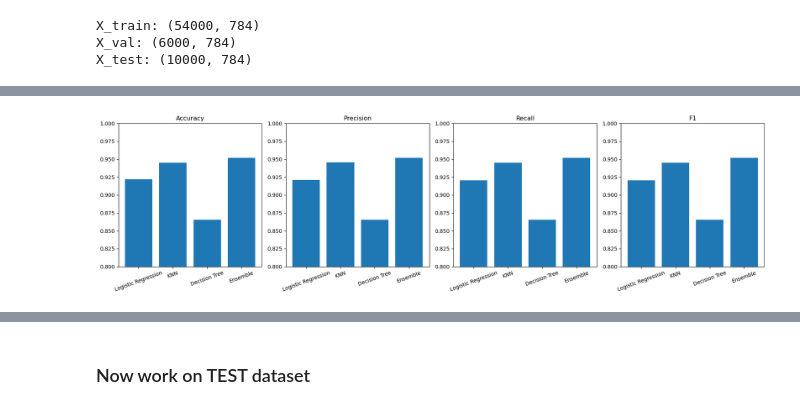
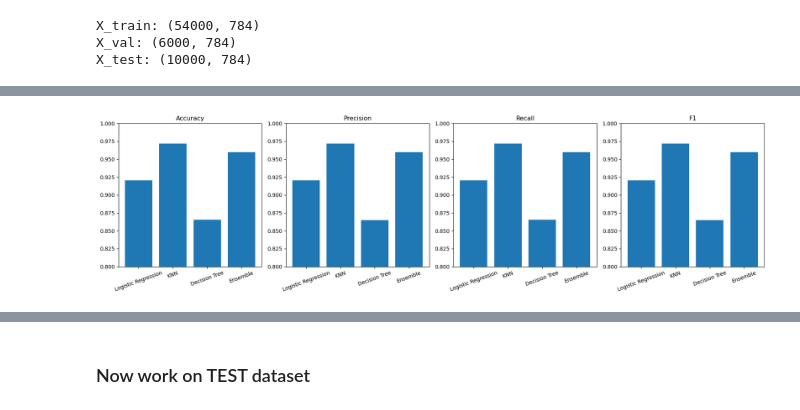
Before and after one commit to leyla-louache/mnist-project, a Jupyter notebook: notebooks/03_logistic_regression.ipynb, the cells around one changed output, grey strips where cells are left out. Cells and saved outputs as stored; diff of their text form; code cells hidden in the pictures.

```diff
--- a/notebooks/03_logistic_regression.ipynb
+++ b/notebooks/03_logistic_regression.ipynb
@@ -888,54 +895,56 @@ Std      : 0.0017
 # %%
-import pandas as pd
-
 results = pd.DataFrame([
     {
         "Model": "Logistic Regression",
-        "Accuracy": 0.9218,
-        "Precision": 0.9210,
+        "Accuracy": 0.9207,
+        "Precision": 0.9205,
         "Recall": 0.9207,
-        "F1": 0.9207,
-        "Std": 0.0040
+        "F1": 0.9205,
+        "Std": 0.0031
+
+
     },
     {
         "Model": "KNN",
         "Accuracy": 0.9716,
-        "Precision": 0.9719,
-        "Recall": 0.9712,
-        "F1": 0.9714,
-        "Std": 0.0011
+        "Precision": 0.9718,
+        "Recall": 0.9716,
+        "F1": 0.9716,
+        "Std": 0.001
+
     },
     {
         "Model": "Decision Tree",
-        "Accuracy": 0.8654,
-        "Precision": 0.8636,
-        "Recall": 0.8636,
-        "F1": 0.8635,
-        "Std": 0.0020
+
+        "Accuracy": 0.8651,
+        "Precision": 0.8649,
+        "Recall": 0.8651,
+        "F1": 0.8648,
+        "Std": 0.0018
     },
     {
         "Model": "Ensemble",
-        "Accuracy": 0.9583,
-        "Precision": 0.9500,
-        "Recall": 0.9577,
-        "F1": 0.9578,
-        "Std": 0.0007
+        "Accuracy": 0.9599,
+        "Precision": 0.9599,
+        "Recall": 0.9599,
+        "F1": 0.9599,
+        "Std": 0.0010
     }
 ])
 
 
 
 metrics = ["Accuracy", "Precision", "Recall", "F1"]
 
 fig, axes = plt.subplots(1, 4, figsize=(18, 5))
 
 for i, metric in enumerate(metrics):
     axes[i].bar(results["Model"], results[metric])
     axes[i].set_title(metric)
     axes[i].set_ylim(0.8, 1.0)
     axes[i].tick_params(axis='x', rotation=20)
 
 plt.tight_layout()
 plt.show()
 # %% [output]
-[figure, old version]
+[figure, new version]
```
Also changed, not shown: parts of 47 cells of this notebook.
